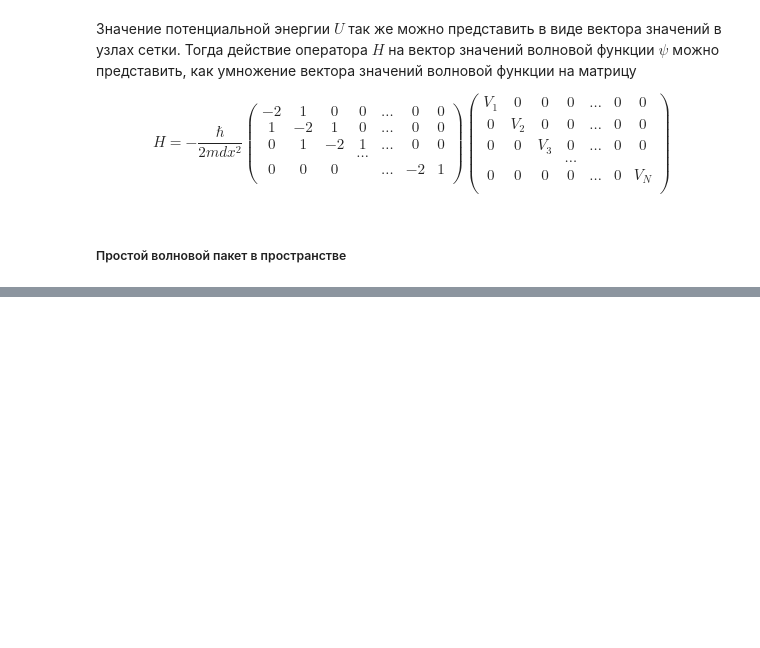
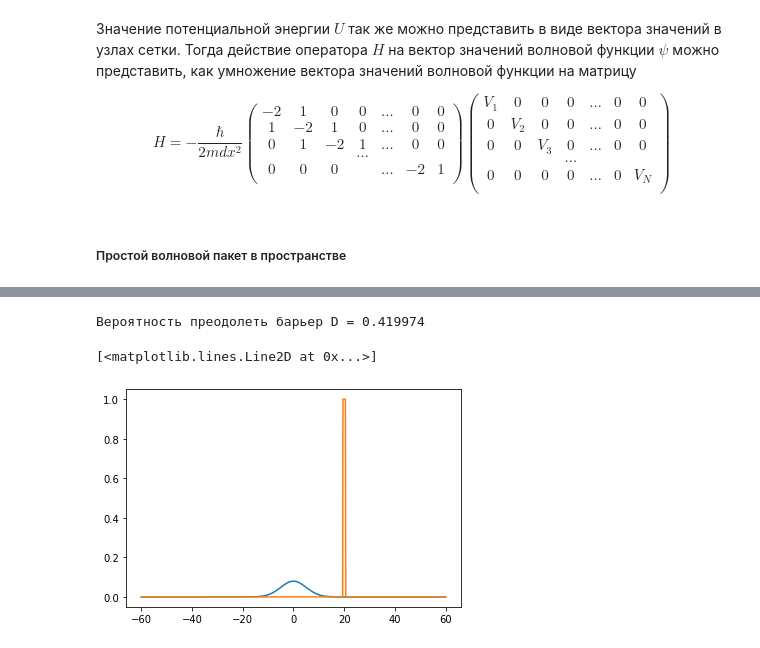
Before and after one commit to pavel-collab/Time-dependent-Schrodinger-equation, a Jupyter notebook: main.ipynb, the cells around one changed output, grey strips where cells are left out. Saved outputs shown, nothing was run; the diff lists cells and outputs as text; code cells hidden in the pictures; blank space fills up the shorter version.

```diff
--- a/main.ipynb
+++ b/main.ipynb
@@ -223,0 +237,21 @@ ani.save(f, writer=writervideo)
+# %%
+# Потенциальный барьер
+x0 = 20
+V0 = 1
+a = 1
+V_dense = np.array([PotentialBarriers.BoxPotential(x, x0, a, V0) for x in x_dense])
+
+# зададим новую волновую функцию
+# зададим начальный вид волновой функции, как гаусовский полновой пакет
+x0 = 0
+psi0 = ShrodingerEquation.GaussWavePackage(x_dense, x0, sigma0, p0)
+psi = ShrodingerEquation.WaveFunction(psi0, x_dense, V_dense)
+# %%
+print("Вероятность преодолеть барьер D = %lf" %(PotentialBarriers.transmission_probability(E0, V0, a)))
+
+plt.plot(x_dense, psi.WaveFunctioProbability())
+plt.plot(x_dense, V_dense)
+# %% [output]
+Вероятность преодолеть барьер D = 0.419974
+[<matplotlib.lines.Line2D at 0x...>]
+[figure, added]
```
Also changed, not shown: parts of 11 cells of this notebook, 3 other files.
